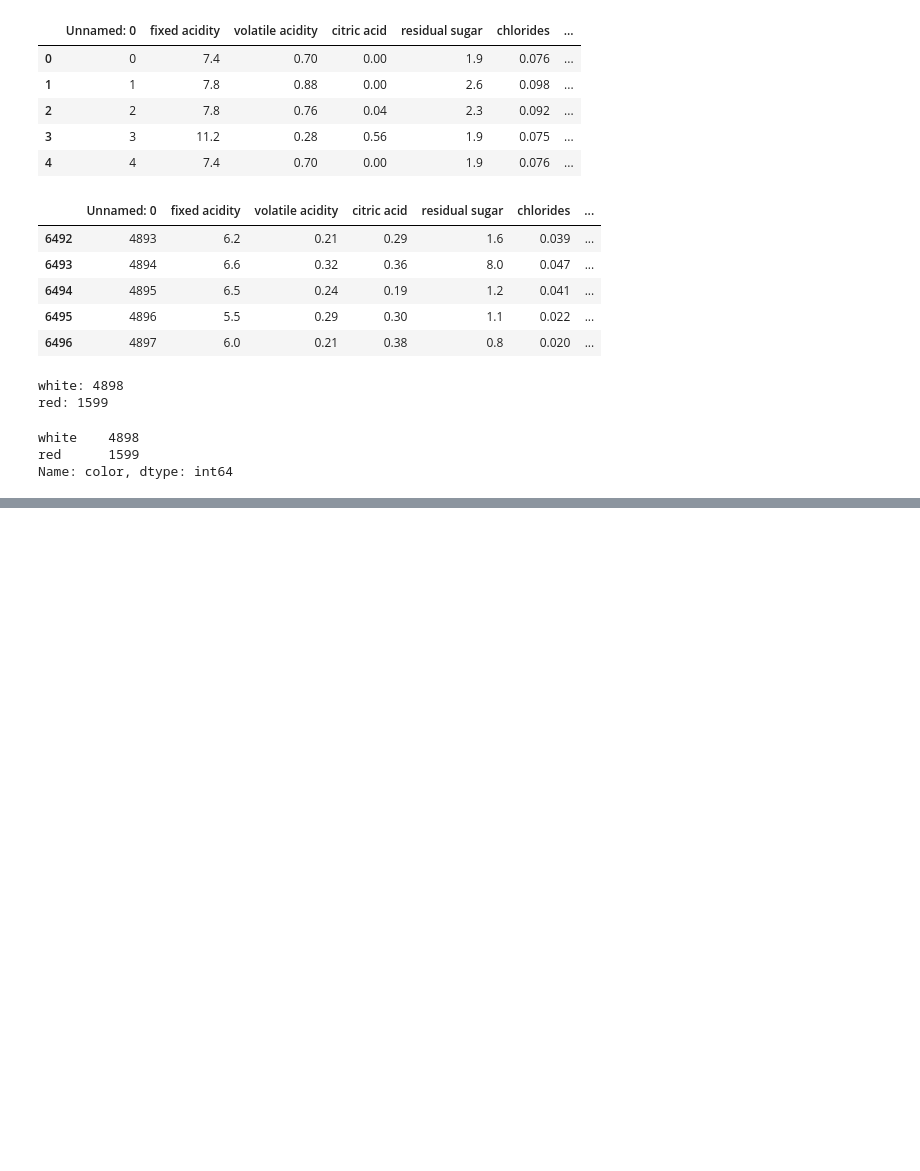
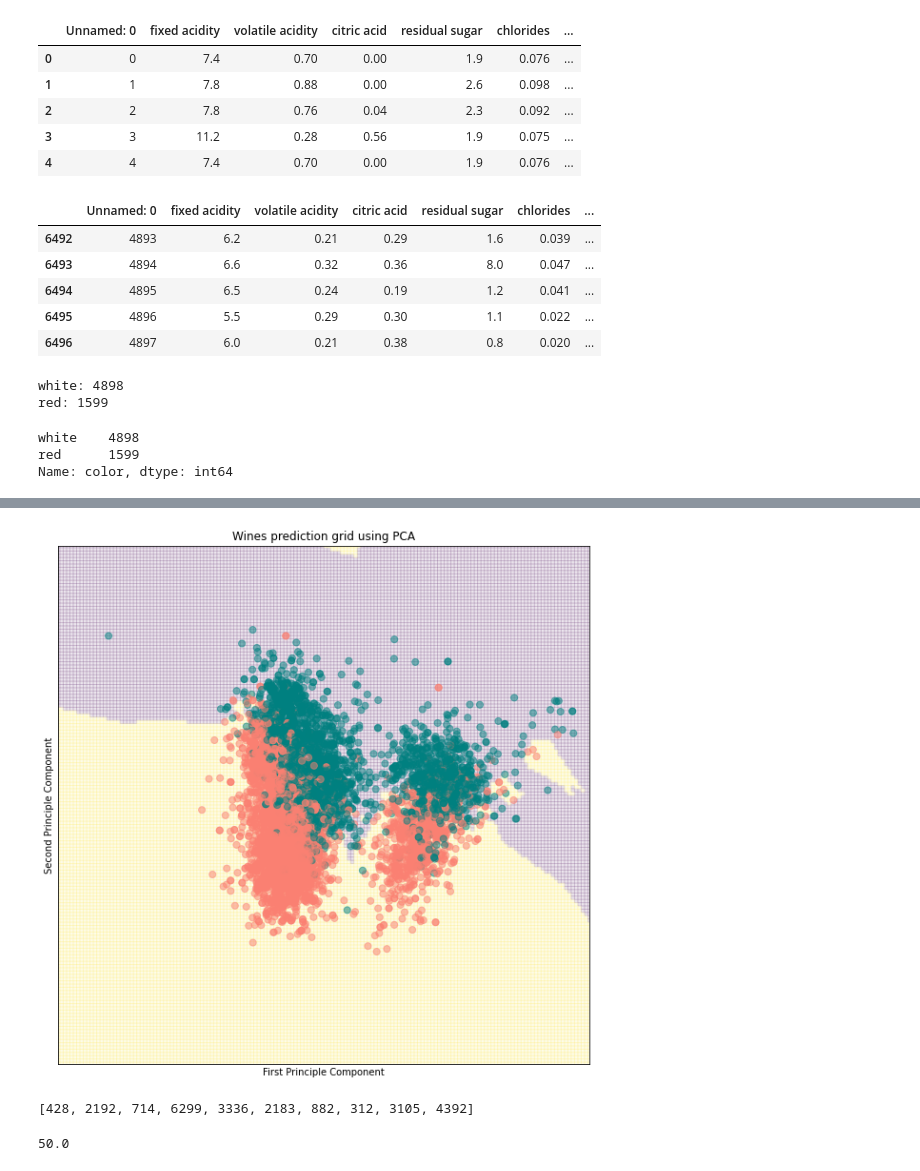
Before and after one commit to ashudva/Case_Studies, a Jupyter notebook: Wines/wine_classification.ipynb, the cells around one changed output, grey strips where cells are left out. Saved outputs shown, nothing was run; the diff lists cells and outputs as text; code cells hidden in the pictures; blank space fills up the shorter version.

```diff
--- a/Wines/wine_classification.ipynb
+++ b/Wines/wine_classification.ipynb
@@ -74,0 +221,37 @@ df.tail()
+# %%
+limits = (-8, 8, -8, 8, 0.1)
+xx, yy, prediction_grid = make_prediction_grid_sklearn(limits, principal_components, df.high_quality, k=5)
+# %%
+plot_prediction_grid(xx,
+                     yy,
+                     prediction_grid,
+                     "wines_pca_grid.pdf",
+                     points=principal_components,
+                     labels=df.high_quality,
+                     xlab='First Principle Component',
+                     ylab='Second Principle Component',
+                     title="Wines prediction grid using PCA")
+# %% [output]
+[figure, added]
+# %%
+# Randomly sampling 10 rows from the dataset to run our homemade KNN Classifier
+import random
+random.seed(123)
+n_rows = df.shape[0]
+selection = random.sample(range(n_rows), 10)
+selection
+# %% [output]
+[428, 2192, 714, 6299, 3336, 2183, 882, 312, 3105, 4392]
+# %%
+from knn import knn_predict
+predictors = np.array(numeric_data)
+outcomes = np.array(numeric_data.high_quality)
+training_inds = [i for i in range(numeric_data.shape[0]) if i not in selection]
+my_predictions = np.array([
+    knn_predict(p, predictors[training_inds, :], outcomes, 5)
+    for p in predictors[selection]
+])
+percentage = accuracy(my_predictions, numeric_data.high_quality[selection])
+print(percentage)
+# %% [output]
+50.0
```
Also changed, not shown: parts of 13 cells of this notebook, 3 other files.
